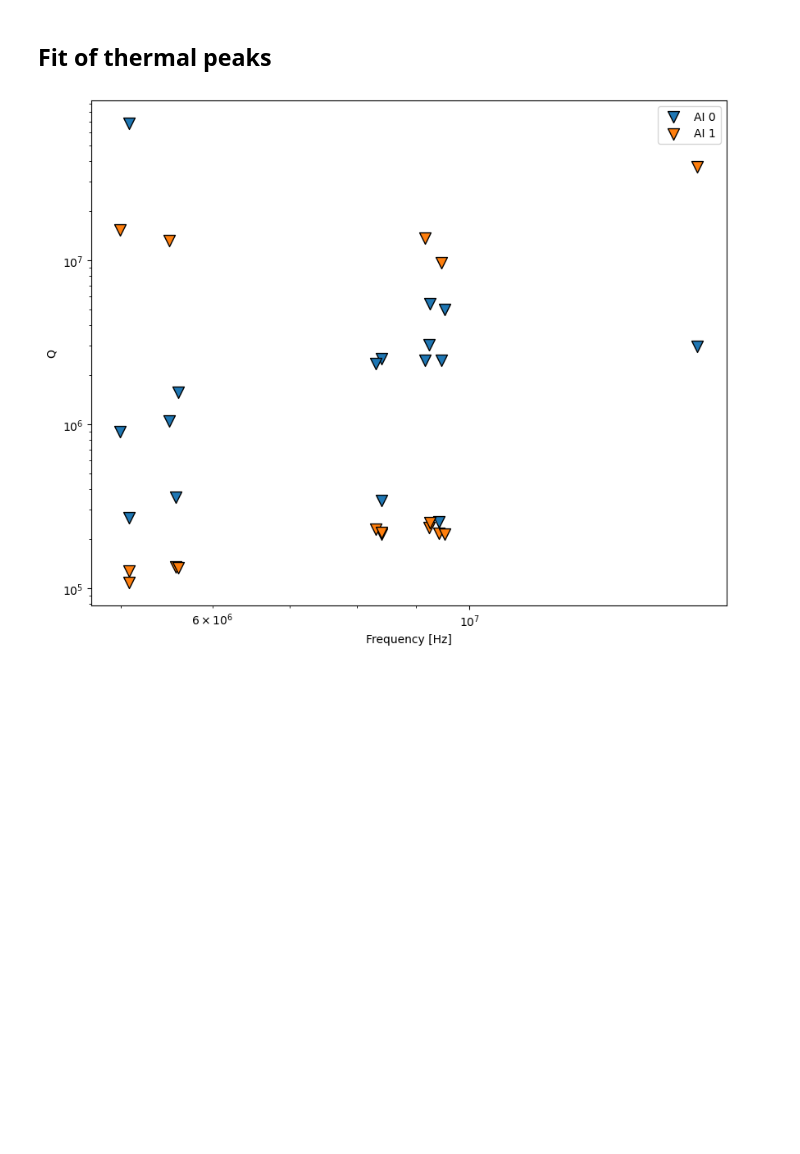
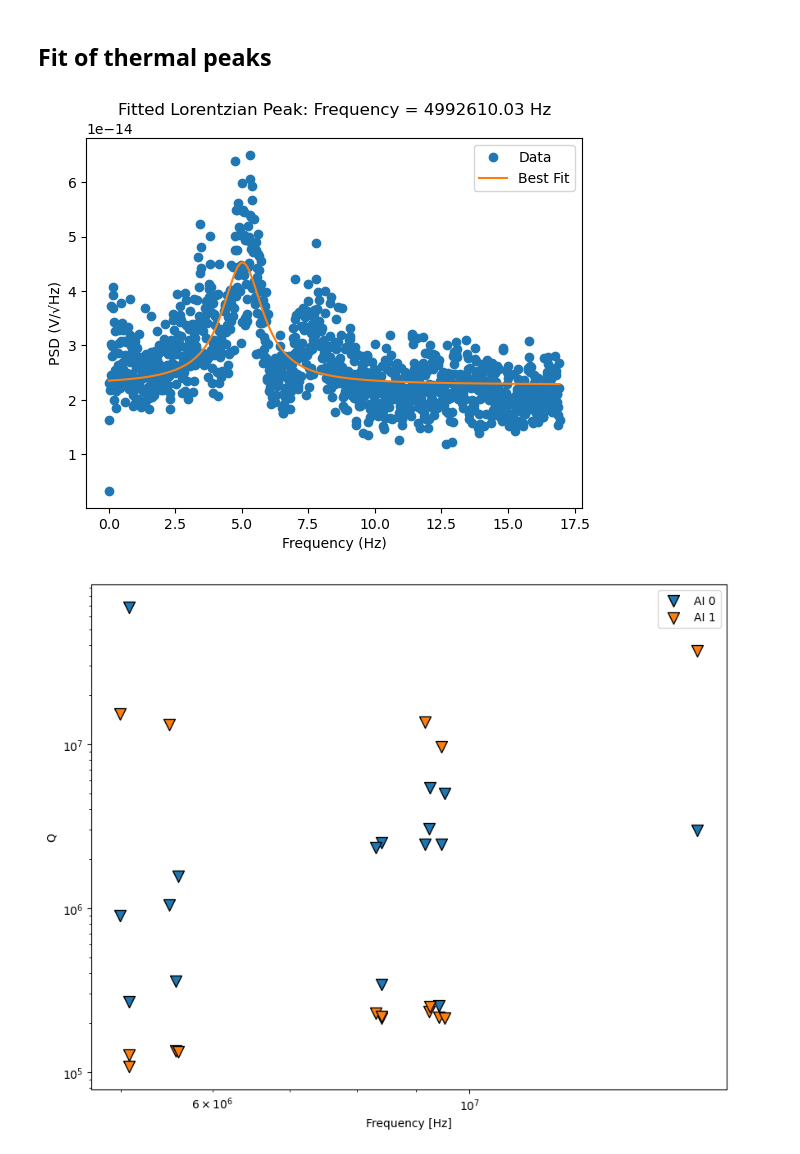
Before and after one commit to WilliamCam/MAGE-Data-Analysis, a Jupyter notebook: MAGE/MAGE4/MAGE4_single_file_analysis.ipynb, the cells around one changed output. Cells and saved outputs as stored; diff of their text form; code cells hidden in the pictures; blank space fills up the shorter version.

```diff
--- a/MAGE/MAGE4/MAGE4_single_file_analysis.ipynb
+++ b/MAGE/MAGE4/MAGE4_single_file_analysis.ipynb
@@ -98,21 +107,23 @@ plt.show()
 # %%
 # Try and fit
 
 f_res = np.zeros((Ninputs,Nchannels))
 sigmas = np.zeros_like(f_res)
 integrals = np.zeros_like(f_res)
 Qs = np.zeros_like(f_res)
 f_res_err = np.zeros((Ninputs,Nchannels))
 sigmas_err = np.zeros_like(f_res)
 Qs_err = np.zeros_like(f_res)
 height = np.zeros_like(f_res)
 noise_level = np.zeros_like(f_res)
 
-for ai in range(Ninputs):
-    for ch in range(Nchannels):
+for ai in range(1):
+    for ch in range(1):
         (f_res[ai,ch], sigmas[ai,ch], integrals[ai,ch],
         Qs[ai,ch], f_res_err[ai,ch], sigmas_err[ai,ch],
-        Qs_err[ai,ch], height[ai,ch], noise_level[ai, ch]) = Analysis_functions.lorentzian_fit_thermalpeak_bis(Sx[ai,ch,:], freqs[ai,ch,:], fdemods[ai,ch], ai, ch, Plot=False, span=1000, noise_ret=True)
+        Qs_err[ai,ch], height[ai,ch], noise_level[ai, ch]) = Analysis_functions.lorentzian_fit_thermalpeak_bis(Sx[ai,ch,:], freqs[ai,ch,:], fdemods[ai,ch], ai, ch, Plot=True, span=800, noise_ret=True)
+# %% [output]
+[figure, added]
 # %%
 plt.figure(figsize=(10,8))
 for ai in [0,1]:
```
Also changed, not shown: parts of 8 cells of this notebook, 10 other files.
